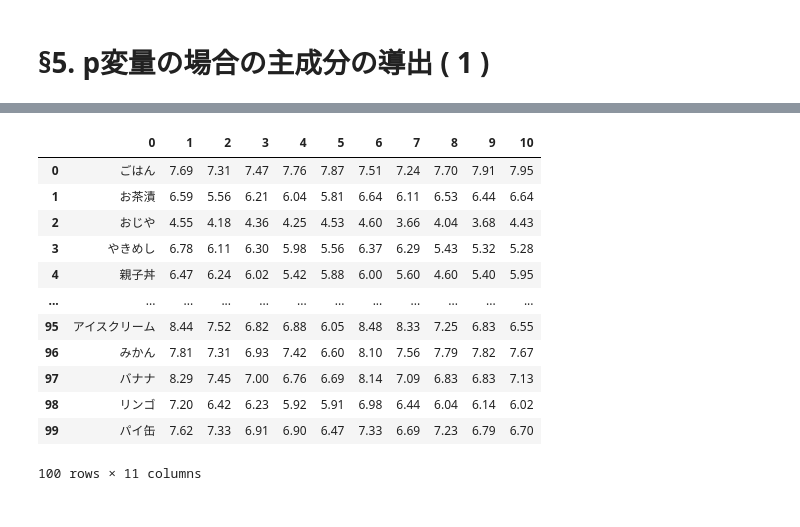
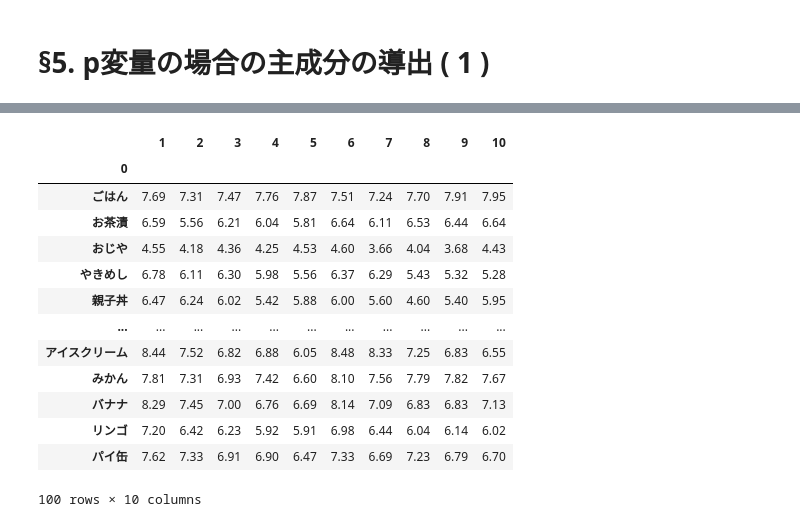
Before and after one commit to kabupen/stamp, a Jupyter notebook: books/mva/jupyter/section2_pca.ipynb, the cells around one changed output, grey strips where cells are left out. Drawn from its saved outputs; the diff is of its cells as text; code cells hidden in the pictures.

```diff
--- a/books/mva/jupyter/section2_pca.ipynb
+++ b/books/mva/jupyter/section2_pca.ipynb
@@ -264,17 +412,22 @@ print(eigen_vals)
 # %%
+import pandas as pd
+
 df = pd.read_csv("data_sec2_tab8.csv", header=None)
+df.set_index(0, inplace=True)
+df_T = df.T
 df
 # %% [output]
-|  | 0 | 1 | 2 | 3 | 4 | 5 | 6 | 7 | 8 | 9 | 10 |
-| 0 | ごはん | 7.69 | 7.31 | 7.47 | 7.76 | 7.87 | 7.51 | 7.24 | 7.70 | 7.91 | 7.95 |
-| 1 | お茶漬 | 6.59 | 5.56 | 6.21 | 6.04 | 5.81 | 6.64 | 6.11 | 6.53 | 6.44 | 6.64 |
-| 2 | おじや | 4.55 | 4.18 | 4.36 | 4.25 | 4.53 | 4.60 | 3.66 | 4.04 | 3.68 | 4.43 |
-| 3 | やきめし | 6.78 | 6.11 | 6.30 | 5.98 | 5.56 | 6.37 | 6.29 | 5.43 | 5.32 | 5.28 |
-| 4 | 親子丼 | 6.47 | 6.24 | 6.02 | 5.42 | 5.88 | 6.00 | 5.60 | 4.60 | 5.40 | 5.95 |
-| ... | ... | ... | ... | ... | ... | ... | ... | ... | ... | ... | ... |
-| 95 | アイスクリーム | 8.44 | 7.52 | 6.82 | 6.88 | 6.05 | 8.48 | 8.33 | 7.25 | 6.83 | 6.55 |
-| 96 | みかん | 7.81 | 7.31 | 6.93 | 7.42 | 6.60 | 8.10 | 7.56 | 7.79 | 7.82 | 7.67 |
-| 97 | バナナ | 8.29 | 7.45 | 7.00 | 6.76 | 6.69 | 8.14 | 7.09 | 6.83 | 6.83 | 7.13 |
-| 98 | リンゴ | 7.20 | 6.42 | 6.23 | 5.92 | 5.91 | 6.98 | 6.44 | 6.04 | 6.14 | 6.02 |
-| 99 | パイ缶 | 7.62 | 7.33 | 6.91 | 6.90 | 6.47 | 7.33 | 6.69 | 7.23 | 6.79 | 6.70 |
+|  | 1 | 2 | 3 | 4 | 5 | 6 | 7 | 8 | 9 | 10 |
+| 0 |  |  |  |  |  |  |  |  |  |  |
+| ごはん | 7.69 | 7.31 | 7.47 | 7.76 | 7.87 | 7.51 | 7.24 | 7.70 | 7.91 | 7.95 |
+| お茶漬 | 6.59 | 5.56 | 6.21 | 6.04 | 5.81 | 6.64 | 6.11 | 6.53 | 6.44 | 6.64 |
+| おじや | 4.55 | 4.18 | 4.36 | 4.25 | 4.53 | 4.60 | 3.66 | 4.04 | 3.68 | 4.43 |
+| やきめし | 6.78 | 6.11 | 6.30 | 5.98 | 5.56 | 6.37 | 6.29 | 5.43 | 5.32 | 5.28 |
+| 親子丼 | 6.47 | 6.24 | 6.02 | 5.42 | 5.88 | 6.00 | 5.60 | 4.60 | 5.40 | 5.95 |
+| ... | ... | ... | ... | ... | ... | ... | ... | ... | ... | ... |
+| アイスクリーム | 8.44 | 7.52 | 6.82 | 6.88 | 6.05 | 8.48 | 8.33 | 7.25 | 6.83 | 6.55 |
+| みかん | 7.81 | 7.31 | 6.93 | 7.42 | 6.60 | 8.10 | 7.56 | 7.79 | 7.82 | 7.67 |
+| バナナ | 8.29 | 7.45 | 7.00 | 6.76 | 6.69 | 8.14 | 7.09 | 6.83 | 6.83 | 7.13 |
+| リンゴ | 7.20 | 6.42 | 6.23 | 5.92 | 5.91 | 6.98 | 6.44 | 6.04 | 6.14 | 6.02 |
+| パイ缶 | 7.62 | 7.33 | 6.91 | 6.90 | 6.47 | 7.33 | 6.69 | 7.23 | 6.79 | 6.70 |
-100 rows × 11 columns
+100 rows × 10 columns
```
Also changed, not shown: parts of 25 cells of this notebook, 52 other files.
